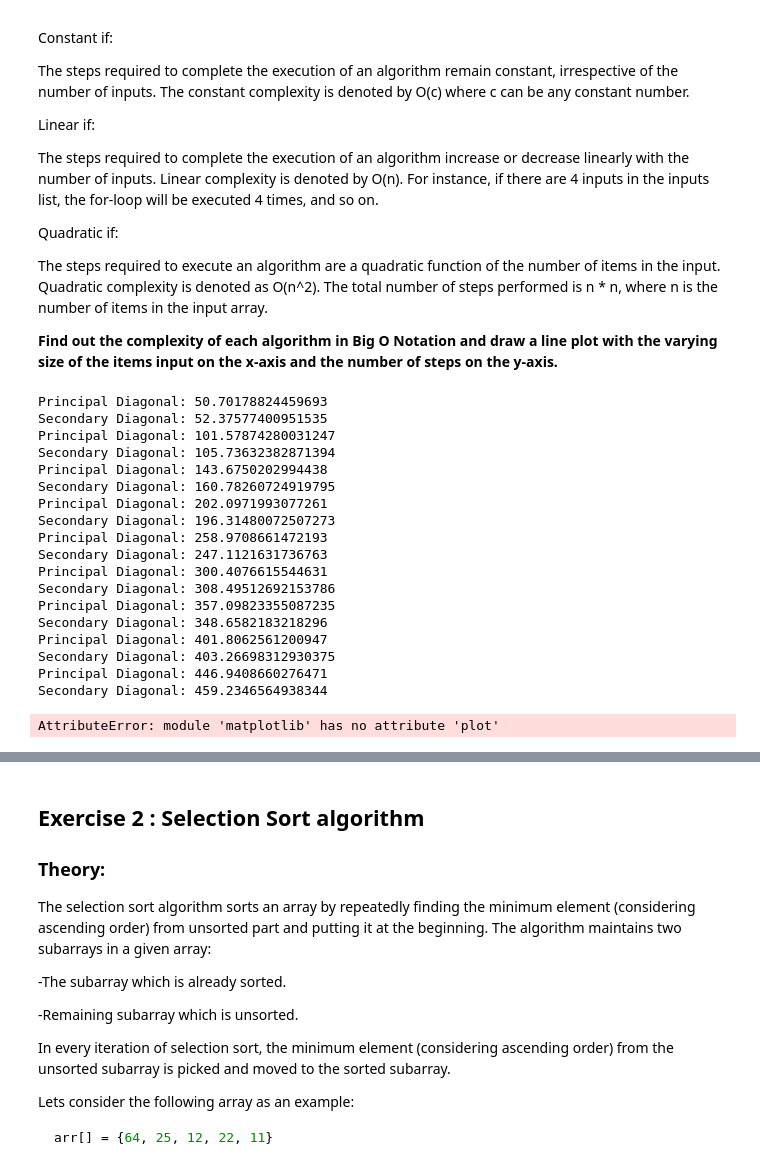
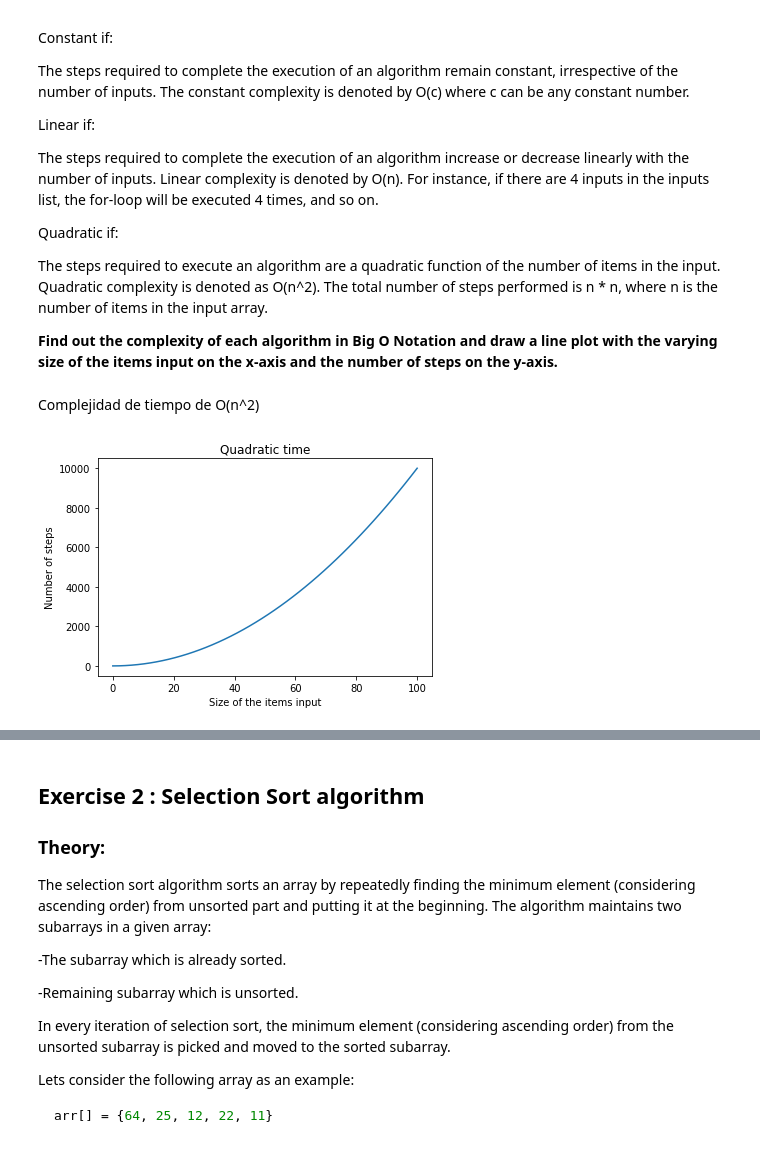
Before and after one commit to xalejandrow/algorithm-optimization-project-machine-learning, a Jupyter notebook: notebook/problems.ipynb, the cells around one changed output, grey strips where cells are left out. Saved outputs shown, nothing was run; the diff lists cells and outputs as text; code cells hidden in the pictures.

```diff
--- a/notebook/problems.ipynb
+++ b/notebook/problems.ipynb
@@ -171,42 +173,24 @@ Quadratic if:
 The steps required to execute an algorithm are a quadratic function of the number of items in the input. Quadratic complexity is denoted as O(n^2). The total number of steps performed is n * n, where n is the number of items in the input array.
 
 **Find out the complexity of each algorithm in Big O Notation and draw a line plot with the varying size of the items input on the x-axis and the number of steps on the y-axis.**
-# %%
-# Write the time complexity in Big O notation for the first employee's algorithm.
-# CODE HERE TO MAKE A PLOT FOR THE FIRST EMPLOYEE'S SOLUTION
-import matplotlib as plt
-ns = np.arange(100, 1000, 100)
-times = []
-
-for n in ns:
-    c = np.random.rand(n,n)
-    start = time.time()
-    DiagonalSums_emp1(c,n)
-    delta = time.time() - start
-    times.append(delta)
-
-#print(times)
-plt.plot(ns,times)
-# %% [output]
-Principal Diagonal: 50.70178824459693
-Secondary Diagonal: 52.37577400951535
-Principal Diagonal: 101.57874280031247
-Secondary Diagonal: 105.73632382871394
-Principal Diagonal: 143.6750202994438
-Secondary Diagonal: 160.78260724919795
-Principal Diagonal: 202.0971993077261
-Secondary Diagonal: 196.31480072507273
-Principal Diagonal: 258.9708661472193
-Secondary Diagonal: 247.1121631736763
-Principal Diagonal: 300.4076615544631
-Secondary Diagonal: 308.49512692153786
-Principal Diagonal: 357.09823355087235
-Secondary Diagonal: 348.6582183218296
-Principal Diagonal: 401.8062561200947
-Secondary Diagonal: 403.26698312930375
-Principal Diagonal: 446.9408660276471
-Secondary Diagonal: 459.2346564938344
-AttributeError: module 'matplotlib' has no attribute 'plot'
+# %% [markdown]
+
+
+Complejidad de tiempo de O(n^2)
+# %%
+import numpy as np
+import matplotlib.pyplot as plt
+
+def steps_quadratic(items): return items**2
+items = np.linspace(0,100)
+
+plt.plot(items, steps_quadratic(items))
+plt.xlabel("Size of the items input")
+plt.ylabel("Number of steps")
+plt.title("Quadratic time")
+plt.show()
+# %% [output]
+[figure, added]
 # %%
 # Write the time complexity in Big O notation for the second employee's algorithm
 # CODE HERE TO MAKE A PLOT FOR THE SECOND EMPLOYEE'S SOLUTION
```
Also changed, not shown: parts of 12 cells of this notebook.
